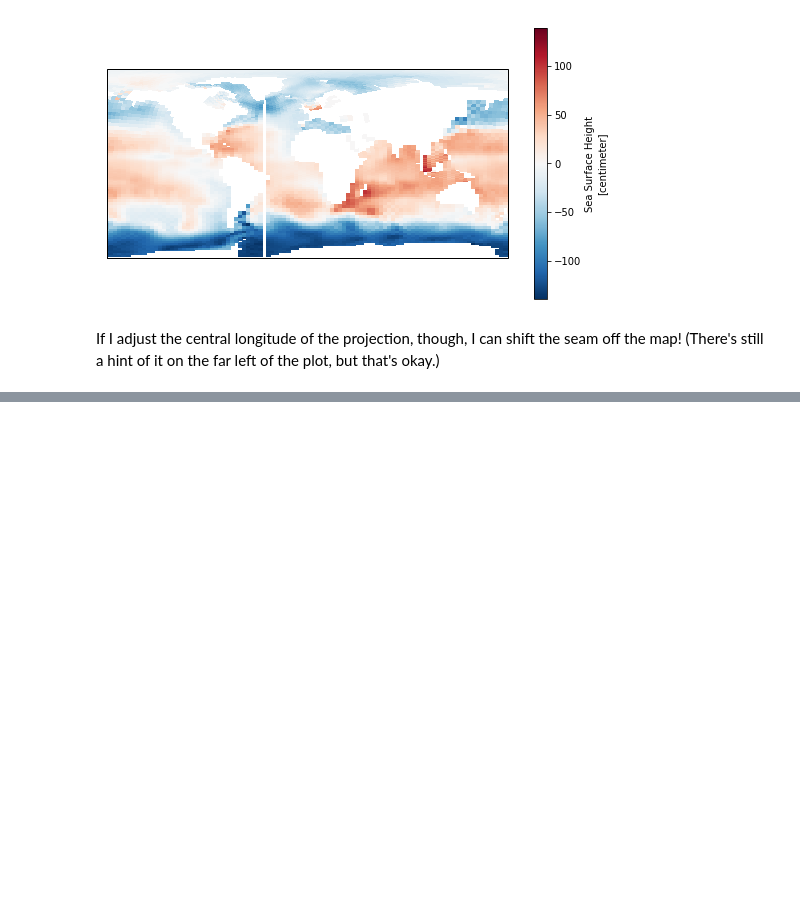
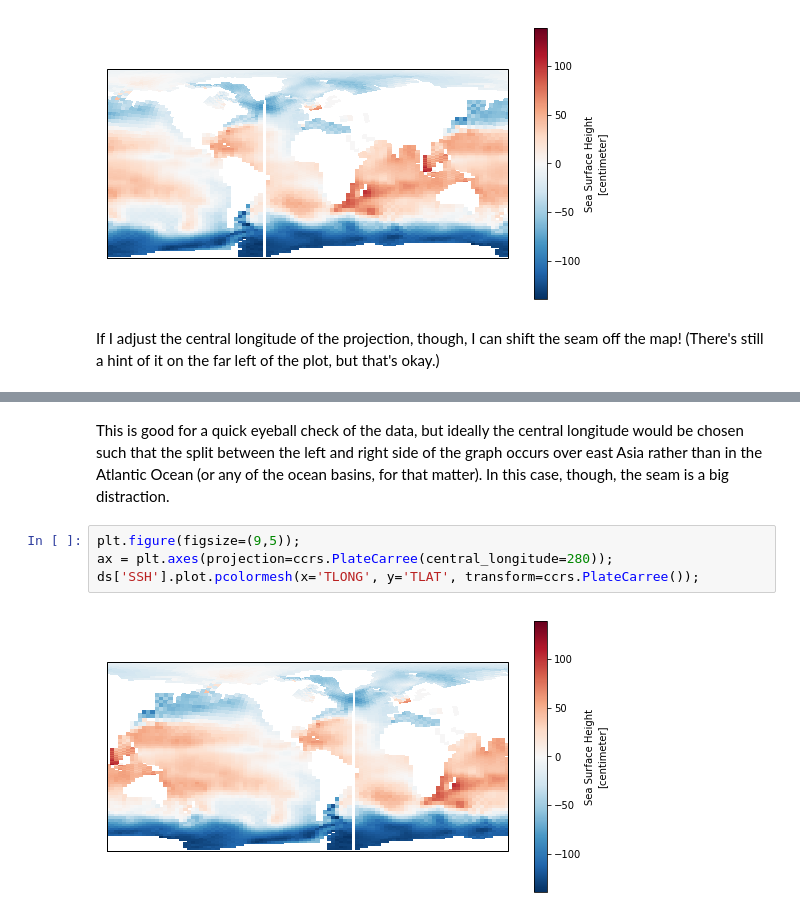
Before and after one commit to mnlevy1981/cartopy-issue, a Jupyter notebook: cartopy-example.ipynb, the cells around one changed output, grey strips where cells are left out. Cells and saved outputs as stored; diff of their text form; blank space fills up the shorter version.

```diff
--- a/cartopy-example.ipynb
+++ b/cartopy-example.ipynb
@@ -52,2 +52,10 @@ ds['SSH'].plot.pcolormesh(x='TLONG', y='TLAT', transform=ccrs.PlateCarree(centra
 # %% [output]
 [figure]
+# %% [markdown]
+This is good for a quick eyeball check of the data, but ideally the central longitude would be chosen such that the split between the left and right side of the graph occurs over east Asia rather than in the Atlantic Ocean (or any of the ocean basins, for that matter). In this case, though, the seam is a big distraction.
+# %%
+plt.figure(figsize=(9,5));
+ax = plt.axes(projection=ccrs.PlateCarree(central_longitude=280));
+ds['SSH'].plot.pcolormesh(x='TLONG', y='TLAT', transform=ccrs.PlateCarree());
+# %% [output]
+[figure, added]
```
Also changed, not shown: parts of 1 cell of this notebook.
